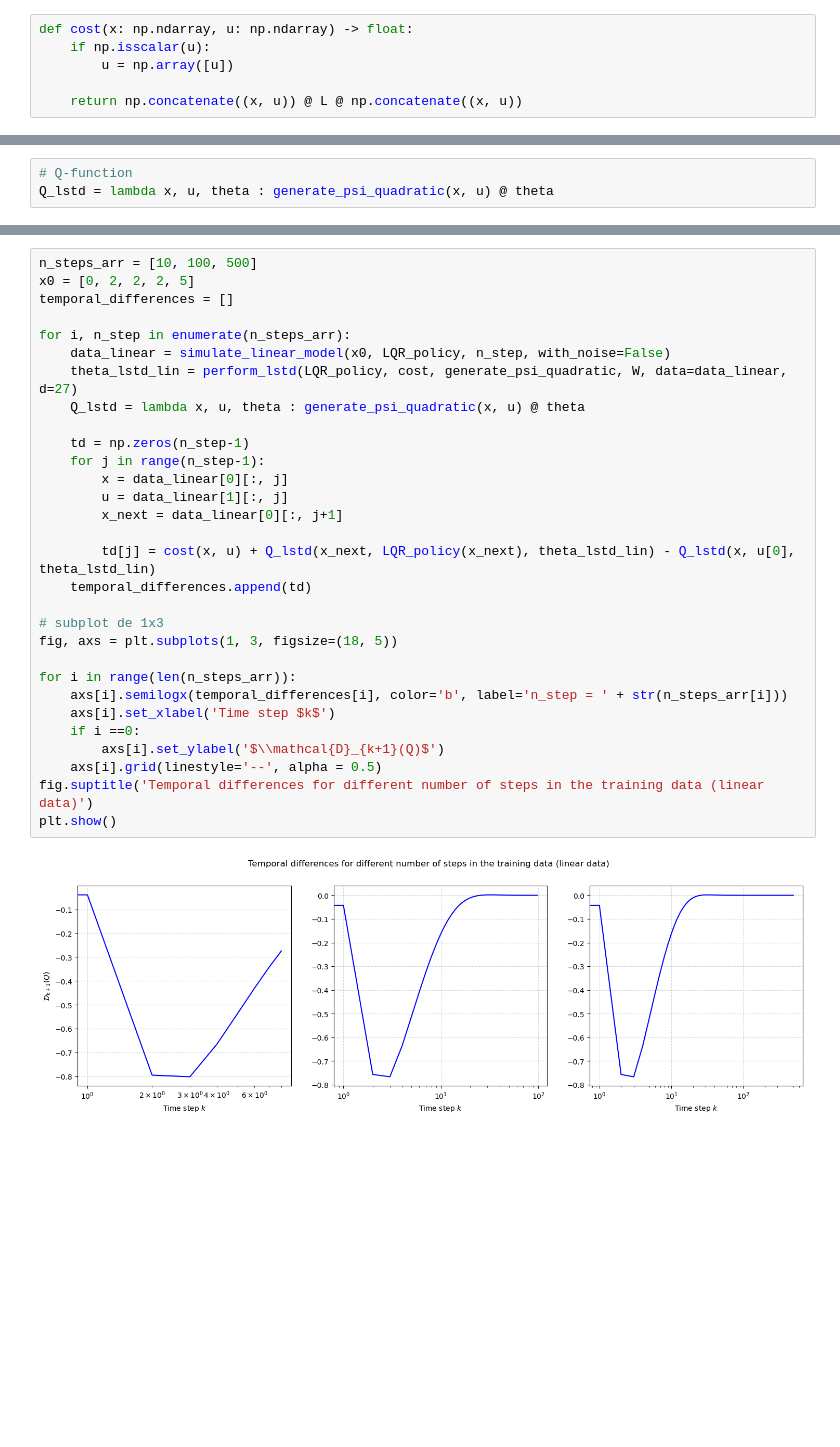
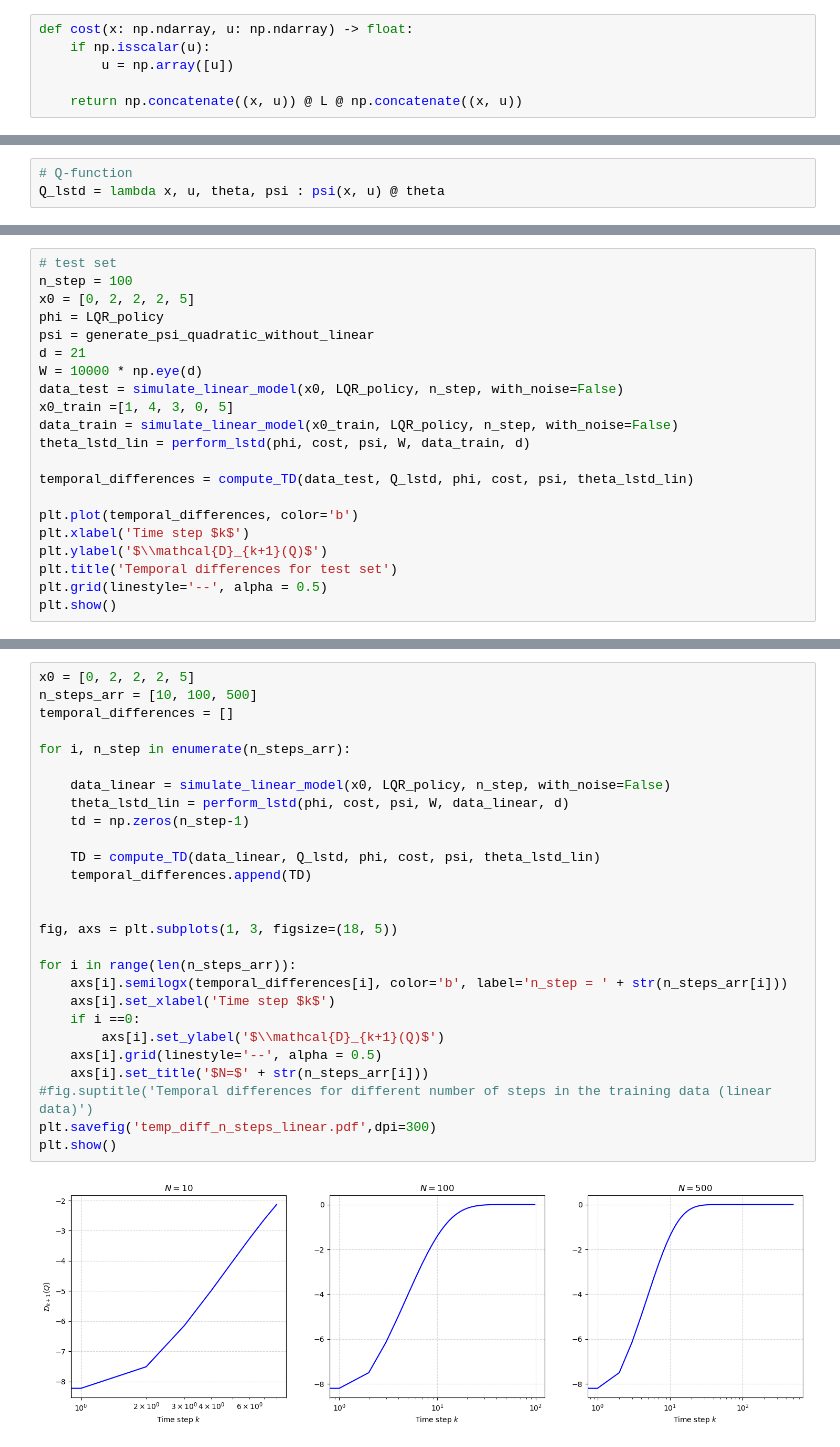
Before and after one commit to TheoHanon/Stochastic-Optimal-Control, a Jupyter notebook: Part III/partIII.ipynb, the cells around one changed output, grey strips where cells are left out. Drawn from its saved outputs; the diff is of its cells as text; blank space fills up the shorter version.

```diff
--- a/Part III/partIII.ipynb
+++ b/Part III/partIII.ipynb
@@ -145,3 +159,3 @@ def cost(x: np.ndarray, u: np.ndarray) -> float:
 # %%
 # Q-function
-Q_lstd = lambda x, u, theta : generate_psi_quadratic(x, u) @ theta
+Q_lstd = lambda x, u, theta, psi : psi(x, u) @ theta
@@ -215,0 +229,21 @@ plt.show()
+# %%
+# test set
+n_step = 100
+x0 = [0, 2, 2, 2, 5]
+phi = LQR_policy
+psi = generate_psi_quadratic_without_linear
+d = 21
+W = 10000 * np.eye(d)
+data_test = simulate_linear_model(x0, LQR_policy, n_step, with_noise=False)
+x0_train =[1, 4, 3, 0, 5]
+data_train = simulate_linear_model(x0_train, LQR_policy, n_step, with_noise=False)
+theta_lstd_lin = perform_lstd(phi, cost, psi, W, data_train, d)
+
+temporal_differences = compute_TD(data_test, Q_lstd, phi, cost, psi, theta_lstd_lin)
+
+plt.plot(temporal_differences, color='b')
+plt.xlabel('Time step $k$')
+plt.ylabel('$\\mathcal{D}_{k+1}(Q)$')
+plt.title('Temporal differences for test set')
+plt.grid(linestyle='--', alpha = 0.5)
+plt.show()
@@ -216,32 +254,29 @@ plt.show()
 # %%
+x0 = [0, 2, 2, 2, 5]
 n_steps_arr = [10, 100, 500]
-x0 = [0, 2, 2, 2, 5]
 temporal_differences = []
 
 for i, n_step in enumerate(n_steps_arr):
+
     data_linear = simulate_linear_model(x0, LQR_policy, n_step, with_noise=False)
-    theta_lstd_lin = perform_lstd(LQR_policy, cost, generate_psi_quadratic, W, data=data_linear, d=27)
-    Q_lstd = lambda x, u, theta : generate_psi_quadratic(x, u) @ theta
+    theta_lstd_lin = perform_lstd(phi, cost, psi, W, data_linear, d)
+    td = np.zeros(n_step-1)
 
-    td = np.zeros(n_step-1)
-    for j in range(n_step-1):
-        x = data_linear[0][:, j]
-        u = data_linear[1][:, j]
-        x_next = data_linear[0][:, j+1]
+    TD = compute_TD(data_linear, Q_lstd, phi, cost, psi, theta_lstd_lin)
+    temporal_differences.append(TD)
 
-        td[j] = cost(x, u) + Q_lstd(x_next, LQR_policy(x_next), theta_lstd_lin) - Q_lstd(x, u[0], theta_lstd_lin)
-    temporal_differences.append(td)
 
-# subplot de 1x3
 fig, axs = plt.subplots(1, 3, figsize=(18, 5))
 
 for i in range(len(n_steps_arr)):
     axs[i].semilogx(temporal_differences[i], color='b', label='n_step = ' + str(n_steps_arr[i]))
     axs[i].set_xlabel('Time step $k$')
     if i ==0:
         axs[i].set_ylabel('$\\mathcal{D}_{k+1}(Q)$')
     axs[i].grid(linestyle='--', alpha = 0.5)
-fig.suptitle('Temporal differences for different number of steps in the training data (linear data)')
+    axs[i].set_title('$N=$' + str(n_steps_arr[i]))
+#fig.suptitle('Temporal differences for different number of steps in the training data (linear data)')
+plt.savefig('temp_diff_n_steps_linear.pdf',dpi=300)
 plt.show()
 # %% [output]
-[figure, old version]
+[figure, new version]
```
Also changed, not shown: parts of 32 cells of this notebook, 4 other files.
